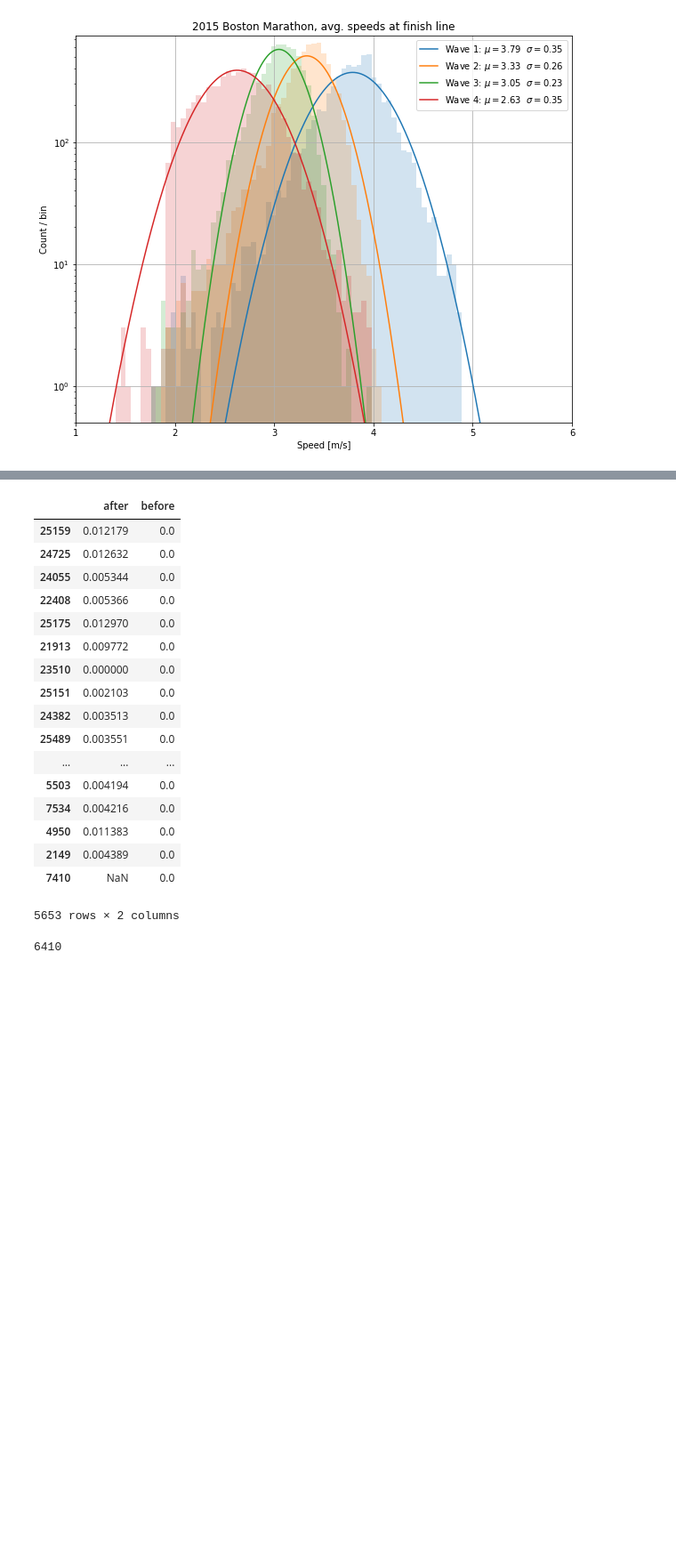
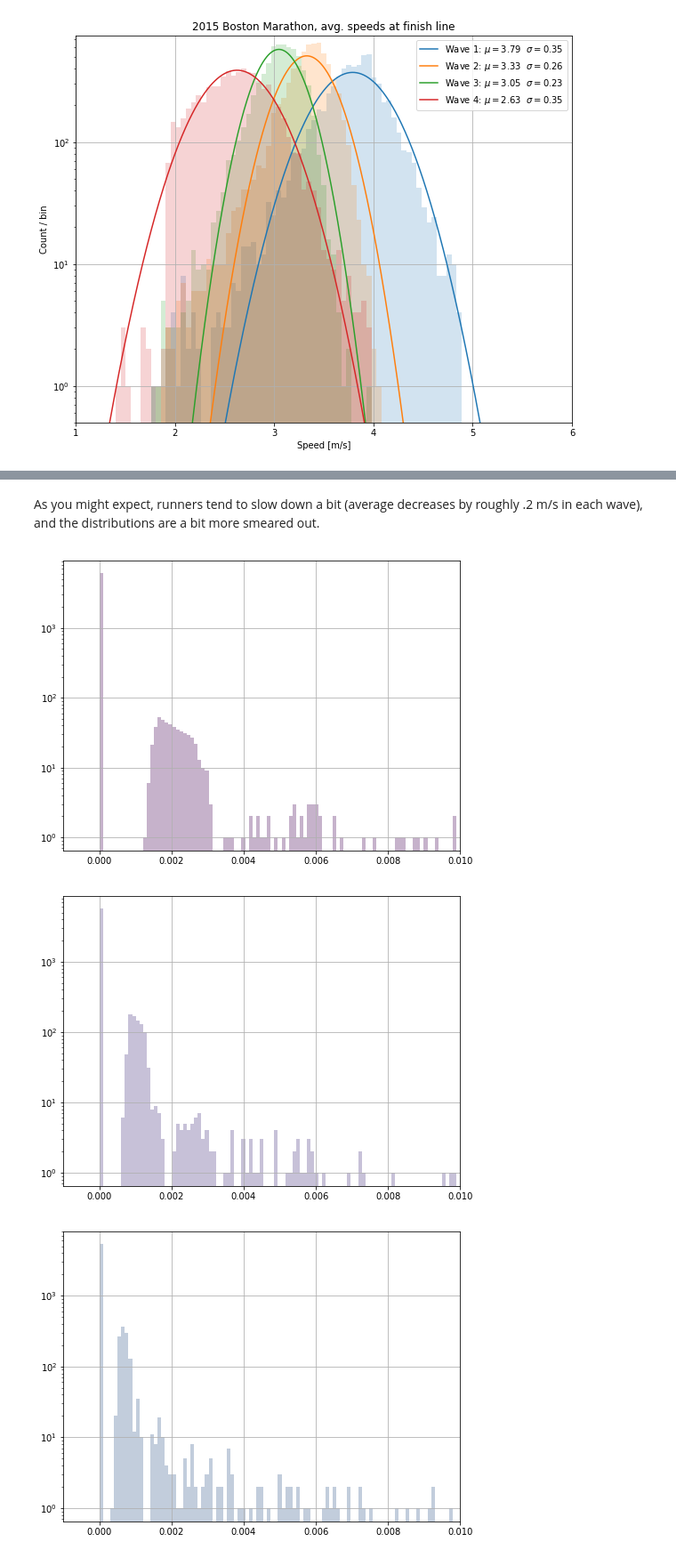
Before and after one commit to cnehrkorn/538riddler-marathon-buddies, a Jupyter notebook: MarathonBuddies_ExtraCredit.ipynb, the cells around one changed output, grey strips where cells are left out. Shown at 89% size. Drawn from its saved outputs; the diff is of its cells as text; code cells hidden in the pictures; blank space fills up the shorter version.

Commit message:
working on time deltas in marathon data

```diff
--- a/MarathonBuddies_ExtraCredit.ipynb
+++ b/MarathonBuddies_ExtraCredit.ipynb
@@ -132,15 +153,3 @@ ax.set_ylabel('Count / bin')
 # %% [output]
 <matplotlib.text.Text at 0x...>
 [figure]
-# %%
-speeds=(5000/df.loc[df['Wave']==3,'5K_sec']).dropna()
-#speeds = (42195/df.loc[df['Wave']==3,'Official Time_sec'])
-speeds.sort_values(inplace=True)
-closest_neighbor = pd.DataFrame({'before':speeds.diff(periods=1).abs(),'after':speeds.diff(periods=-1).abs()}).min(axis=1)
-farthest_neighbor = pd.DataFrame({'before':speeds.diff(periods=1).abs(),'after':speeds.diff(periods=-1).abs()}).max(axis=1)
-# %%
-bins = np.linspace(0,.02,200)
-#closest_neighbor.hist(bins=bins)
-speeds.diff(periods=1).abs().hist(bins=bins)
-plt.gca().set_yscale('log')
-plt.gca().set_xlim([-0.001,.02])
@@ -177,26 +156,23 @@ Name: 10K_sec, Length: 6612, dtype: float64
-# %%
-df_diffs = pd.DataFrame({'before':speeds.diff(periods=1).abs(),'after':speeds.diff(periods=-1).abs()})
-df_diffs.query('before == 0')
-# %% [output]
-|  | after | before |
-| 25159 | 0.012179 | 0.0 |
-| 24725 | 0.012632 | 0.0 |
-| 24055 | 0.005344 | 0.0 |
-| 22408 | 0.005366 | 0.0 |
-| 25175 | 0.012970 | 0.0 |
-| 21913 | 0.009772 | 0.0 |
-| 23510 | 0.000000 | 0.0 |
-| 25151 | 0.002103 | 0.0 |
-| 24382 | 0.003513 | 0.0 |
-| 25489 | 0.003551 | 0.0 |
-| ... | ... | ... |
-| 5503 | 0.004194 | 0.0 |
-| 7534 | 0.004216 | 0.0 |
-| 4950 | 0.011383 | 0.0 |
-| 2149 | 0.004389 | 0.0 |
-| 7410 | NaN | 0.0 |
-5653 rows × 2 columns
-# %%
-speeds.value_counts()[speeds.value_counts()>1].sum()
-# %% [output]
-6410
+# %% [markdown]
+As you might expect, runners tend to slow down a bit (average decreases by roughly .2 m/s in each wave), and the distributions are a bit more smeared out.
+# %%
+dists = np.linspace(start=5,stop=40,endpoint=True,num=40//5,dtype=int)
+cols = [str(d)+'K_sec' for d in dists]
+
+color_norm = mpl.colors.Normalize(vmin=dists.min(),vmax=dists.max())
+cmap = plt.cm.get_cmap('viridis')
+
+for idx,d in enumerate(dists):
+    f, ax = plt.subplots(figsize=(8,6))
+    speeds=(d*1000./df.loc[df['Wave']==3,cols[idx]]).dropna()
+    speeds.sort_values(inplace=True)
+
+    bins = np.linspace(0,.01,100)
+    speeds.diff(periods=1).abs().hist(bins=bins,alpha=0.3,color=cmap(color_norm(d)))
+
+    ax.set_yscale('log')
+    ax.set_xlim([-0.001,.01])
+# %% [output]
+[figure, added]
+[figure, added]
+[figure, added]
```
Also changed, not shown: parts of 13 cells of this notebook, 1 other file.
